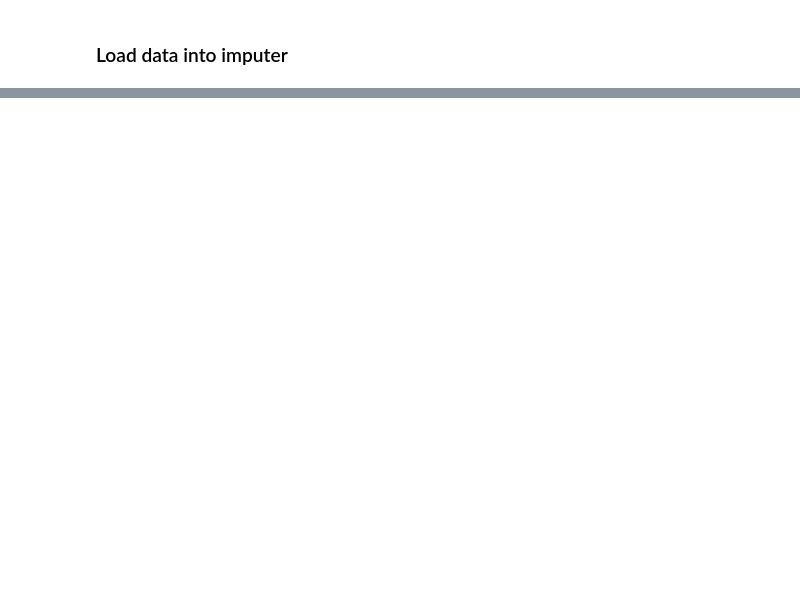
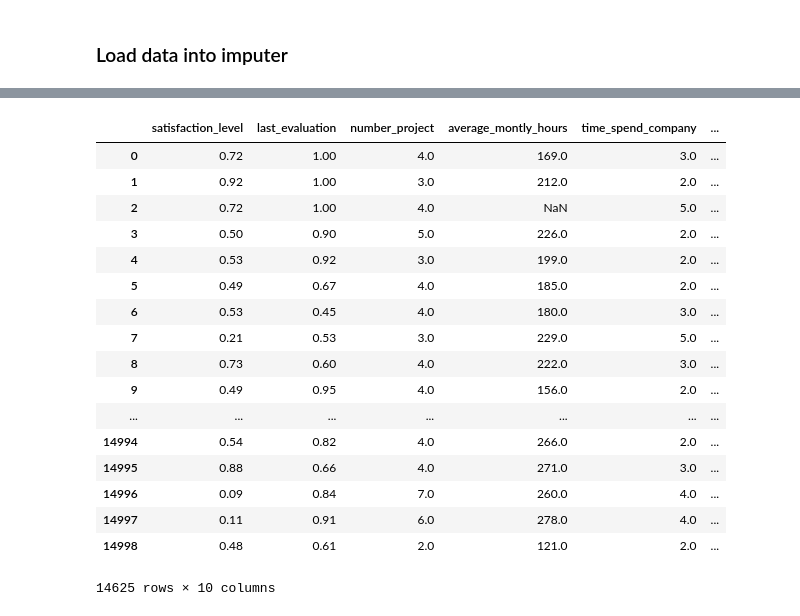
Before and after one commit to andirs/impyte, a Jupyter notebook: sandbox.ipynb, the cells around one changed output, grey strips where cells are left out. Cells and saved outputs as stored; diff of their text form; code cells hidden in the pictures; blank space fills up the shorter version.

Commit message:
doc: Add pattern dropping examples

```diff
--- a/sandbox.ipynb
+++ b/sandbox.ipynb
@@ -167 +176,22 @@ imputer.pattern()
 | 6 | 1 | 1 | 1 | 1 | 1 | ... |
+# %%
+imputer.drop_pattern(4)
+# %% [output]
+|  | satisfaction_level | last_evaluation | number_project | average_montly_hours | time_spend_company | ... |
+| 0 | 0.72 | 1.00 | 4.0 | 169.0 | 3.0 | ... |
+| 1 | 0.92 | 1.00 | 3.0 | 212.0 | 2.0 | ... |
+| 2 | 0.72 | 1.00 | 4.0 | NaN | 5.0 | ... |
+| 3 | 0.50 | 0.90 | 5.0 | 226.0 | 2.0 | ... |
+| 4 | 0.53 | 0.92 | 3.0 | 199.0 | 2.0 | ... |
+| 5 | 0.49 | 0.67 | 4.0 | 185.0 | 2.0 | ... |
+| 6 | 0.53 | 0.45 | 4.0 | 180.0 | 3.0 | ... |
+| 7 | 0.21 | 0.53 | 3.0 | 229.0 | 5.0 | ... |
+| 8 | 0.73 | 0.60 | 4.0 | 222.0 | 3.0 | ... |
+| 9 | 0.49 | 0.95 | 4.0 | 156.0 | 2.0 | ... |
+| ... | ... | ... | ... | ... | ... | ... |
+| 14994 | 0.54 | 0.82 | 4.0 | 266.0 | 2.0 | ... |
+| 14995 | 0.88 | 0.66 | 4.0 | 271.0 | 3.0 | ... |
+| 14996 | 0.09 | 0.84 | 7.0 | 260.0 | 4.0 | ... |
+| 14997 | 0.11 | 0.91 | 6.0 | 278.0 | 4.0 | ... |
+| 14998 | 0.48 | 0.61 | 2.0 | 121.0 | 2.0 | ... |
+14625 rows × 10 columns
```
Also changed, not shown: parts of 16 cells of this notebook.
